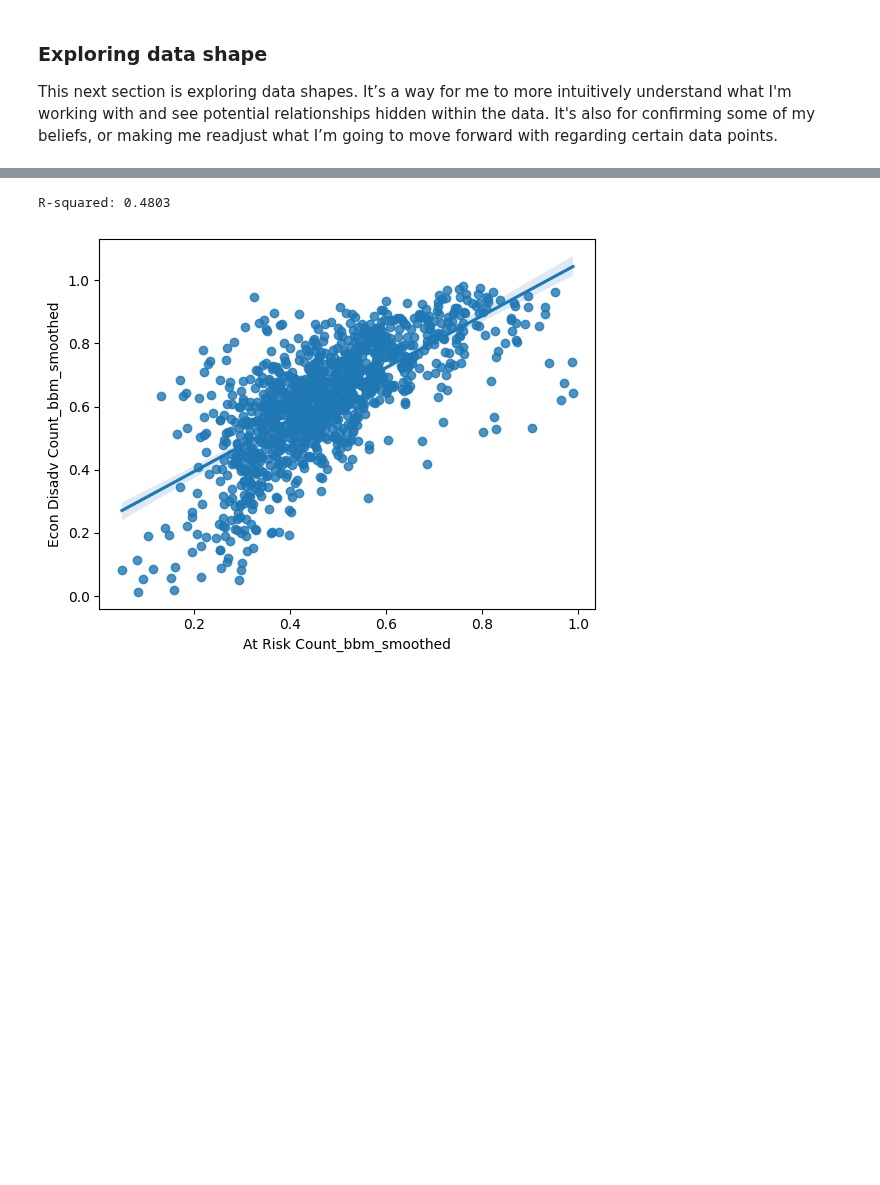
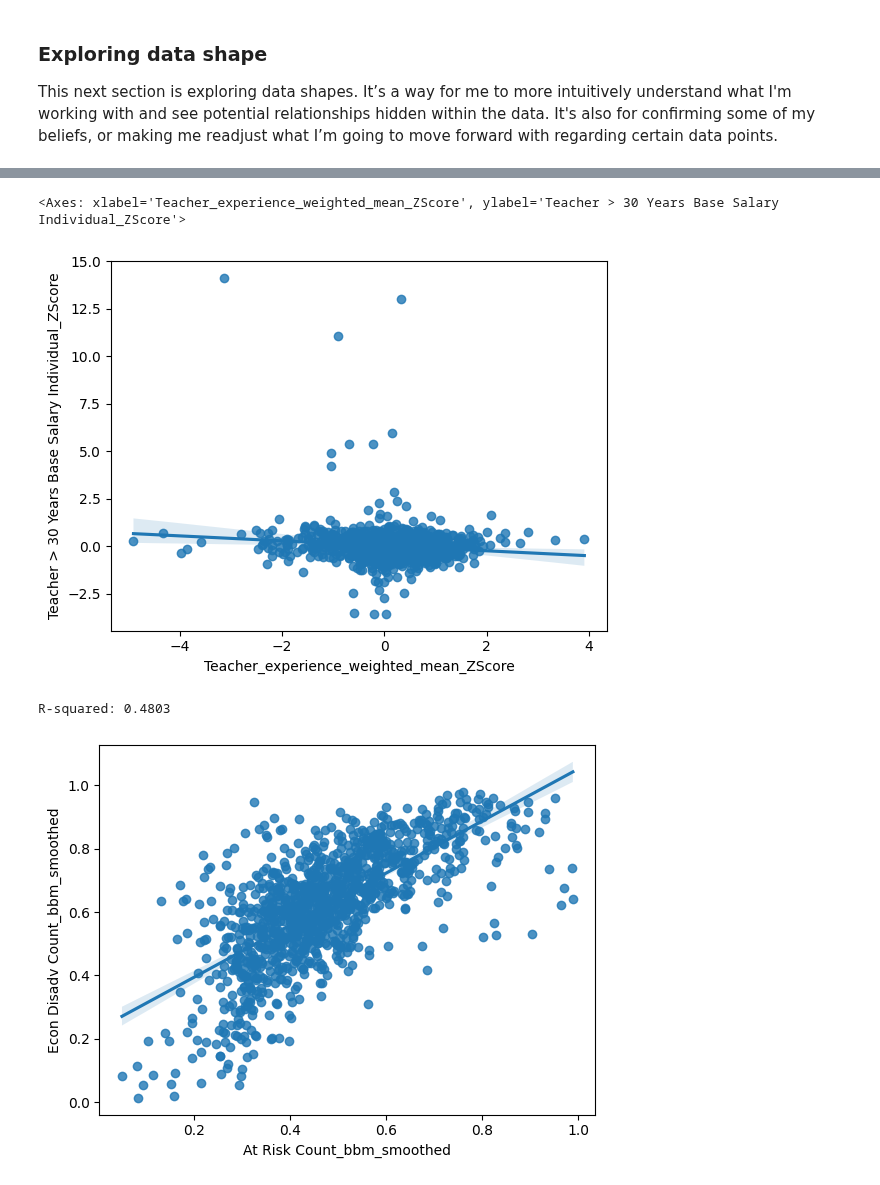
Before and after one commit to CristianS-D/Texas-Education-Data-Analysis, a Jupyter notebook: Clustering.ipynb, the cells around one changed output, grey strips where cells are left out. Saved outputs shown, nothing was run; the diff lists cells and outputs as text; code cells hidden in the pictures; blank space fills up the shorter version.

```diff
--- a/Clustering.ipynb
+++ b/Clustering.ipynb
@@ -333,6 +366,22 @@ student_df_1 = bbm_smoothing(student_df,'All Students Count', student_bbm_col)
 
 #staff_df_1.fillna(0, inplace=True)
 staff_df_1 = bbm_smoothing(staff_df,'Teacher Total Full Time Equiv Count', teacher_bbm_col)
+# %%
+experience_bands = [
+    "Teacher Beginning",
+    "Teacher 1-5 Years",
+    "Teacher 6-10 Years",
+    "Teacher 11-20 Years",
+    "Teacher 21-30 Years",
+    "Teacher > 30 Years",
+]
+
+for band in experience_bands:
+    staff_df_1[f"{band} Base Salary Individual"] = safe_avg_salary(
+        staff_df_1[f"{band} Base Salary Total"],
+        staff_df_1[f"{band} Full Time Equiv Count"],
+    )
+    staff_df_1 = zscore(staff_df_1, f"{band} Base Salary Individual")
 # %%
 # Defining bbm smoothed columns to compute on
 bbm_eth_student_col = [  'American Indian Count_bbm_smoothed', 'Asian Count_bbm_smoothed',
@@ -373,8 +422,7 @@ staff_experience_col_list = [
        'Teacher 21-30 Years Full Time Equiv Count_bbm_smoothed',
        'Teacher > 30 Years Full Time Equiv Count_bbm_smoothed']
 # %%
-staff_df_1['Teacher_weighted_mean'] = staff_df_1.apply(lambda row: weighted_mean_row(row, staff_experience_dict, staff_experience_col_list), axis=1)
+staff_df_1['Teacher_experience_weighted_mean'] = staff_df_1.apply(lambda row: weighted_mean_row(row, staff_experience_dict, staff_experience_col_list), axis=1)
 # %%
 #staff_df_1 = weighted_mean(staff_df_1, staff_experience_dict ,staff_experience_col_list, "Teacher_Experience" )
-staff_df_1 = zscore(staff_df_1, 'Teacher_weighted_mean')
-staff_df_1
+staff_df_1 = zscore(staff_df_1, 'Teacher_experience_weighted_mean')
@@ -410,3 +444,4 @@ merged_df.head(3)
 This next section is exploring data shapes. It’s a way for me to more intuitively understand what I'm working with and see potential relationships hidden within the data. It's also for confirming some of my beliefs, or making me readjust what I’m going to move forward with regarding certain data points.
 # %%
 student_24 = student_df_1[student_df_1['Year']=='2024']
+staff_24 = staff_df_1[staff_df_1['Year']=='2024']
@@ -413,3 +468,20 @@ student_24 = student_df_1[student_df_1['Year']=='2024']
+# %%
+sns.regplot(
+    data=staff_24,
+    #x='student_ethnicity_hhi',
+    x= 'Teacher_experience_weighted_mean_ZScore',
+    y='Teacher > 30 Years Base Salary Individual_ZScore'
+
+    #y='student_ethnicity_euclidean_distance',
+    #hue=pd.qcut(student_24['All Students Count'], q=6)
+)
+
+# slope, intercept, r_value, p_value, std_err = stats.linregress(staff_24['At Risk Count_bbm_smoothed'], staff_24['Econ Disadv Count_bbm_smoothed'])
+# High HHI = Homogeneous; Low HHI = Diverse\
+# print(f"R-squared: {r_value**2:.4f}")
+# %% [output]
+<Axes: xlabel='Teacher_experience_weighted_mean_ZScore', ylabel='Teacher > 30 Years Base Salary Individual_ZScore'>
+[figure, added]
 # %%
 sns.regplot(
     data=student_24,
```
Also changed, not shown: parts of 18 cells of this notebook, 2 other files.
